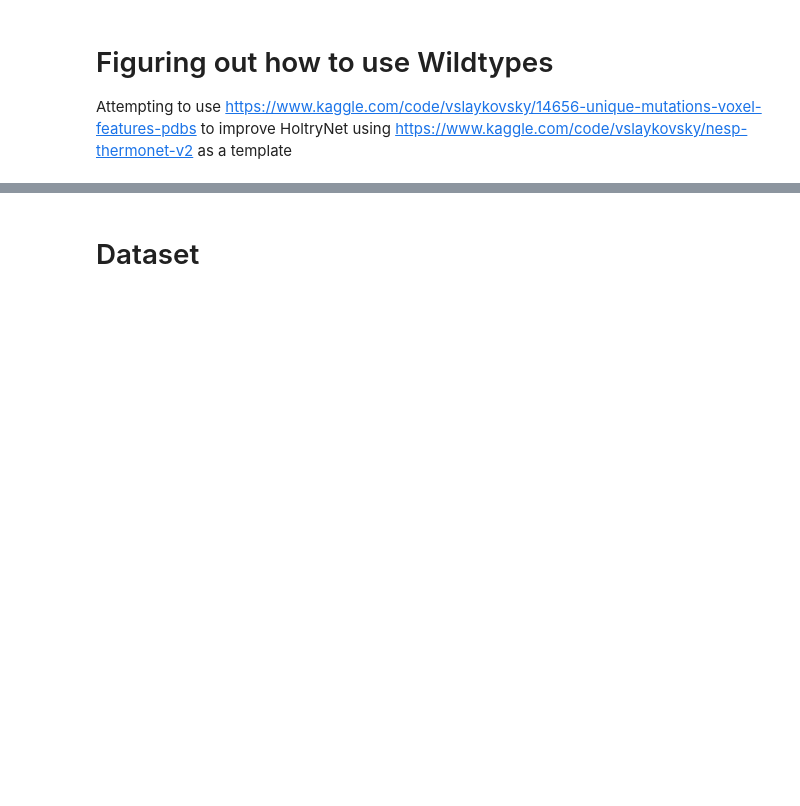
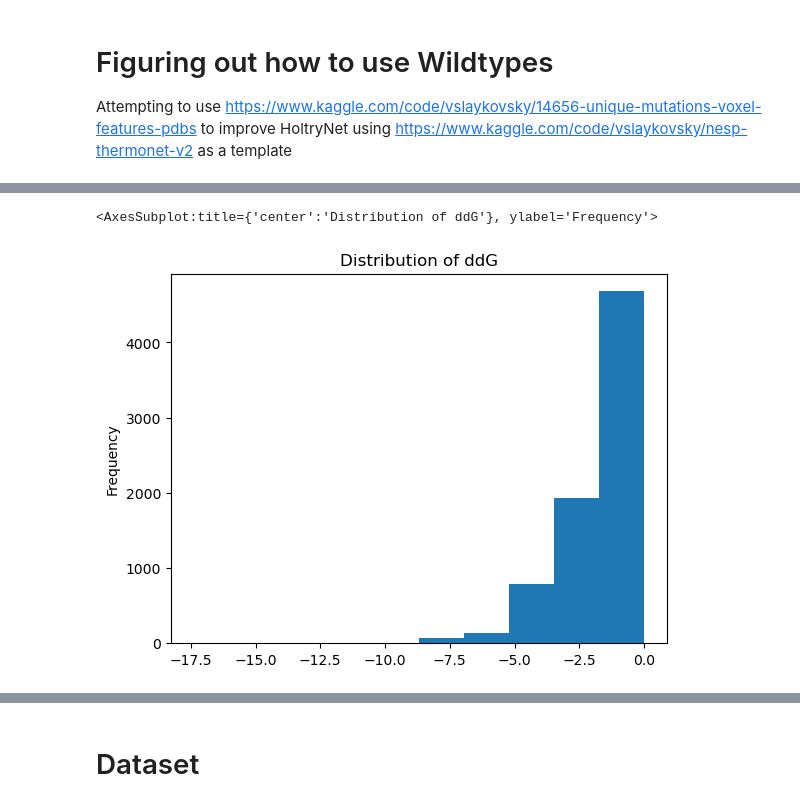
Before and after one commit to Zachary-Harrison/Truth-NESP, a Jupyter notebook: models/HoltryNet3d.ipynb, the cells around one changed output, grey strips where cells are left out. Saved outputs shown, nothing was run; the diff lists cells and outputs as text; code cells hidden in the pictures; blank space fills up the shorter version.

```diff
--- a/models/HoltryNet3d.ipynb
+++ b/models/HoltryNet3d.ipynb
@@ -162,0 +155,5 @@ Keeping destabilizing mutations only
+# %%
+df_train.ddG.plot.hist(title='Distribution of ddG')
+# %% [output]
+<AxesSubplot:title={'center':'Distribution of ddG'}, ylabel='Frequency'>
+[figure, added]
```
Also changed, not shown: parts of 14 cells of this notebook.
